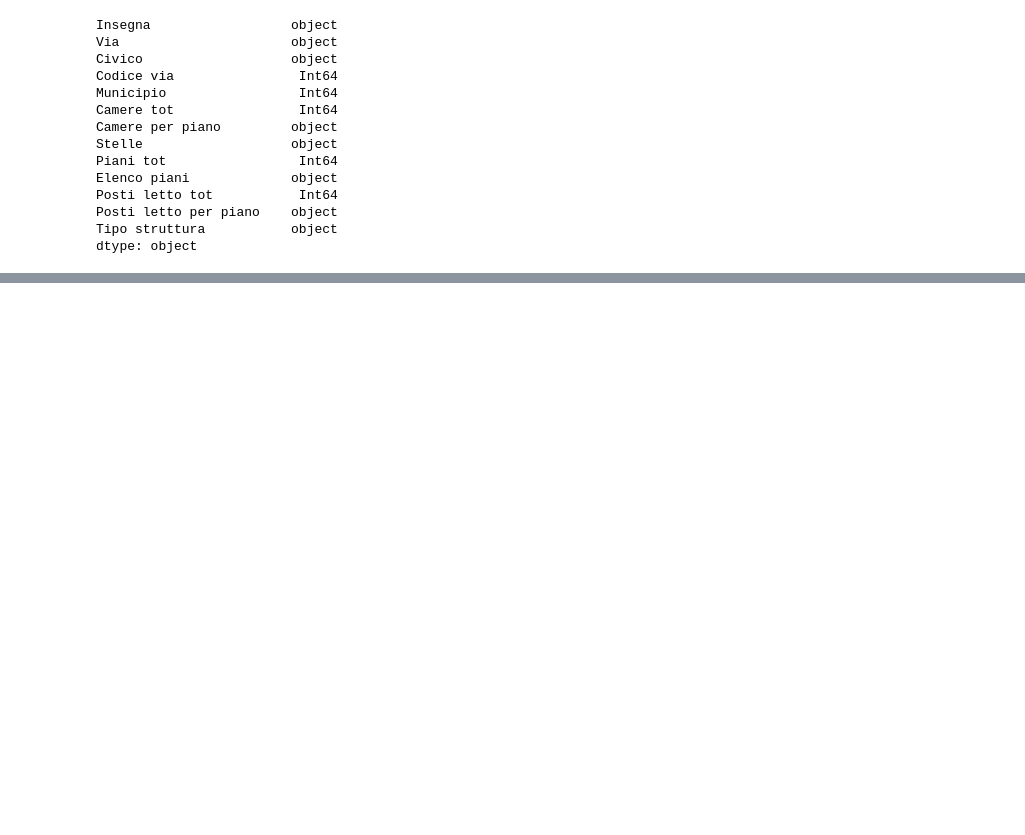
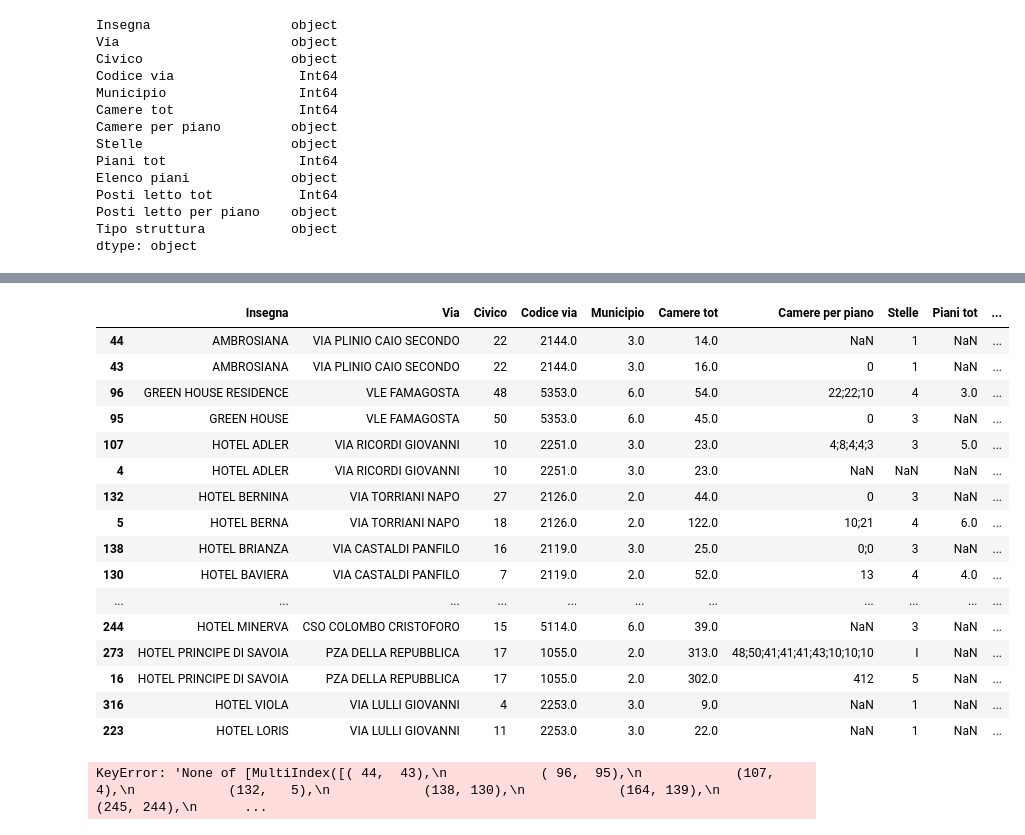
Before and after one commit to silviamacchi/DataQuality_project, a Jupyter notebook: Script_Silvia.ipynb, the cells around one changed output, grey strips where cells are left out. Drawn from its saved outputs; the diff is of its cells as text; code cells hidden in the pictures; blank space fills up the shorter version.

Commit message:
Script fino a stampa duplicates

```diff
--- a/Script_Silvia.ipynb
+++ b/Script_Silvia.ipynb
@@ -669,0 +682,5 @@ dtype: int64
+# %%
+# only outlier identified by looking at the data
+
+STRUTTURE[STRUTTURE['Via'] == 'CODVIA 0000'] #<- di solito significa nessun valore nel catasto
+STRUTTURE['Via'] = STRUTTURE['Via'].replace("CODVIA 0000", np.nan) #set as NaN
@@ -669,0 +781,15 @@ dtype: int64
+# %%
+#TOBECHANGEDDD
+#Compare records
+compare_cl = recordlinkage.Compare()
+#Define the way in which the tuples should be compared specifying the list of attributes
+
+#Here we compare attributes based on a similarity measure
+compare_cl.string('Insegna', 'Insegna', method='jarowinkler', threshold=0.9, label='Insegna')
+compare_cl.string('Via', 'Via', method='jarowinkler', threshold=0.9, label='Via')
+
+# these two attributes have to match exactly
+compare_cl.exact('Codice via', 'Codice via', label='Codice via')
+
+features = compare_cl.compute(candidate_links, STRUTTURE)
+features
@@ -669,0 +819,6 @@ dtype: int64
+# %%
+##Compare the matches
+matches = features[features.sum(axis=1) > 2]
+
+#print(len(matches))
+matches
@@ -669,0 +849,7 @@ dtype: int64
+# %%
+print(matches.reset_index(level=0))
+
+idx_level0 = matches.index.get_level_values(0)
+idx_level1 = matches.index.get_level_values(1)
+print(idx_level0)
+print(idx_level1)
@@ -669,0 +869,36 @@ dtype: int64
+# %%
+import itertools
+# Get indexes interleaving the values (to have duplicates closer)
+idx = pd.Index(list(itertools.chain.from_iterable(zip(idx_level0, idx_level1))))
+duplicates = STRUTTURE.loc[idx]
+duplicates
+#print(righe_intere)
+# %% [output]
+|  | Insegna | Via | Civico | Codice via | Municipio | Camere tot | Camere per piano | Stelle | Piani tot | ... |
+| 44 | AMBROSIANA | VIA PLINIO CAIO SECONDO | 22 | 2144.0 | 3.0 | 14.0 | NaN | 1 | NaN | ... |
+| 43 | AMBROSIANA | VIA PLINIO CAIO SECONDO | 22 | 2144.0 | 3.0 | 16.0 | 0 | 1 | NaN | ... |
+| 96 | GREEN HOUSE RESIDENCE | VLE FAMAGOSTA | 48 | 5353.0 | 6.0 | 54.0 | 22;22;10 | 4 | 3.0 | ... |
+| 95 | GREEN HOUSE | VLE FAMAGOSTA | 50 | 5353.0 | 6.0 | 45.0 | 0 | 3 | NaN | ... |
+| 107 | HOTEL ADLER | VIA RICORDI GIOVANNI | 10 | 2251.0 | 3.0 | 23.0 | 4;8;4;4;3 | 3 | 5.0 | ... |
+| 4 | HOTEL ADLER | VIA RICORDI GIOVANNI | 10 | 2251.0 | 3.0 | 23.0 | NaN | NaN | NaN | ... |
+| 132 | HOTEL BERNINA | VIA TORRIANI NAPO | 27 | 2126.0 | 2.0 | 44.0 | 0 | 3 | NaN | ... |
+| 5 | HOTEL BERNA | VIA TORRIANI NAPO | 18 | 2126.0 | 2.0 | 122.0 | 10;21 | 4 | 6.0 | ... |
+| 138 | HOTEL BRIANZA | VIA CASTALDI PANFILO | 16 | 2119.0 | 3.0 | 25.0 | 0;0 | 3 | NaN | ... |
+| 130 | HOTEL BAVIERA | VIA CASTALDI PANFILO | 7 | 2119.0 | 2.0 | 52.0 | 13 | 4 | 4.0 | ... |
+| ... | ... | ... | ... | ... | ... | ... | ... | ... | ... | ... |
+| 244 | HOTEL MINERVA | CSO COLOMBO CRISTOFORO | 15 | 5114.0 | 6.0 | 39.0 | NaN | 3 | NaN | ... |
+| 273 | HOTEL PRINCIPE DI SAVOIA | PZA DELLA REPUBBLICA | 17 | 1055.0 | 2.0 | 313.0 | 48;50;41;41;41;43;10;10;10 | I | NaN | ... |
+| 16 | HOTEL PRINCIPE DI SAVOIA | PZA DELLA REPUBBLICA | 17 | 1055.0 | 2.0 | 302.0 | 412 | 5 | NaN | ... |
+| 316 | HOTEL VIOLA | VIA LULLI GIOVANNI | 4 | 2253.0 | 3.0 | 9.0 | NaN | 1 | NaN | ... |
+| 223 | HOTEL LORIS | VIA LULLI GIOVANNI | 11 | 2253.0 | 3.0 | 22.0 | NaN | 1 | NaN | ... |
+# %%
+# Imposta lo stesso indice su STRUTTURE
+#STRUTTURE_idx = STRUTTURE.set_index(matches.index.names)
+righe_intere = STRUTTURE.loc[matches.index]
+
+# Recupera tutte le colonne di STRUTTURE per le righe corrispondenti
+#righe_intere = STRUTTURE_idx.loc[matches.index]
+
+#righe_intere = STRUTTURE.merge(matches.reset_index(), how="inner")
+# %% [output]
+KeyError: 'None of [MultiIndex([( 44,  43),\n            ( 96,  95),\n            (107,   4),\n            (132,   5),\n            (138, 130),\n            (164, 139),\n            (245, 244),\n      ...
```
Also changed, not shown: parts of 58 cells of this notebook, 2 other files.
